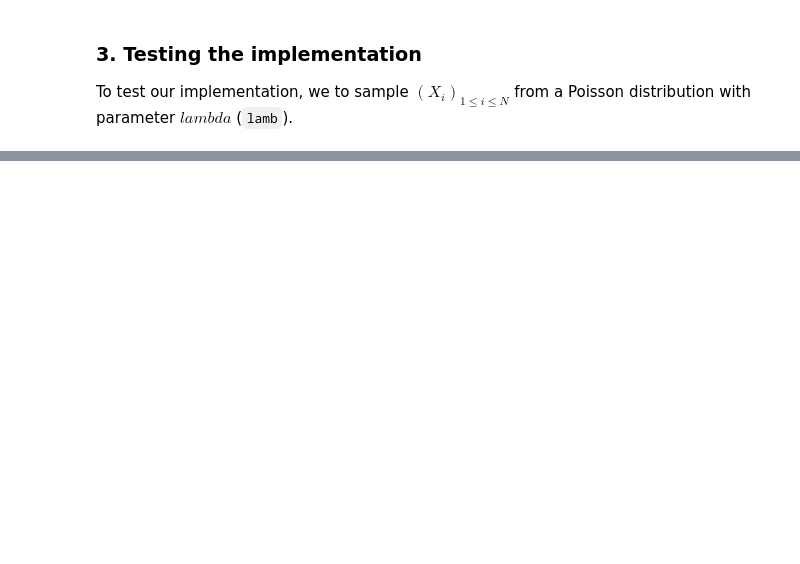
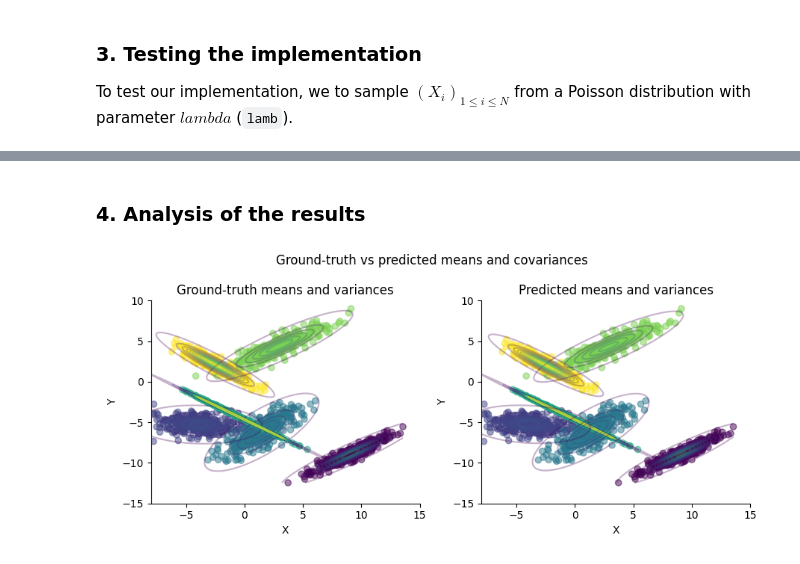
Before and after one commit to lmartinez2001/computational-statistics, a Jupyter notebook: TD2/TD2.ipynb, the cells around one changed output, grey strips where cells are left out. Cells and saved outputs as stored; diff of their text form; code cells hidden in the pictures; blank space fills up the shorter version.

```diff
--- a/TD2/TD2.ipynb
+++ b/TD2/TD2.ipynb
@@ -53,0 +248,30 @@ plt.show()
+# %% [markdown]
+### 4. Analysis of the results
+# %%
+fig, (ax1, ax2) = plt.subplots(1, 2, figsize=(9,4))
+fig.suptitle(f'Ground-truth vs predicted means and covariances')
+plot_with_contours(
+    X2,
+    z2,
+    mu_2d,
+    sigma_2d,
+    ax1,
+    'Ground-truth means and variances',
+    xlim=(-8,15),
+    ylim=(-15,10)
+)
+
+plot_with_contours(
+    X2,
+    z2,
+    mu_pred,
+    sigma_pred,
+    ax2,
+    'Predicted means and variances',
+    xlim=(-8,15),
+    ylim=(-15,10)
+)
+plt.tight_layout()
+plt.show()
+# %% [output]
+[figure, added]
```
Also changed, not shown: parts of 39 cells of this notebook, 2 other files.
